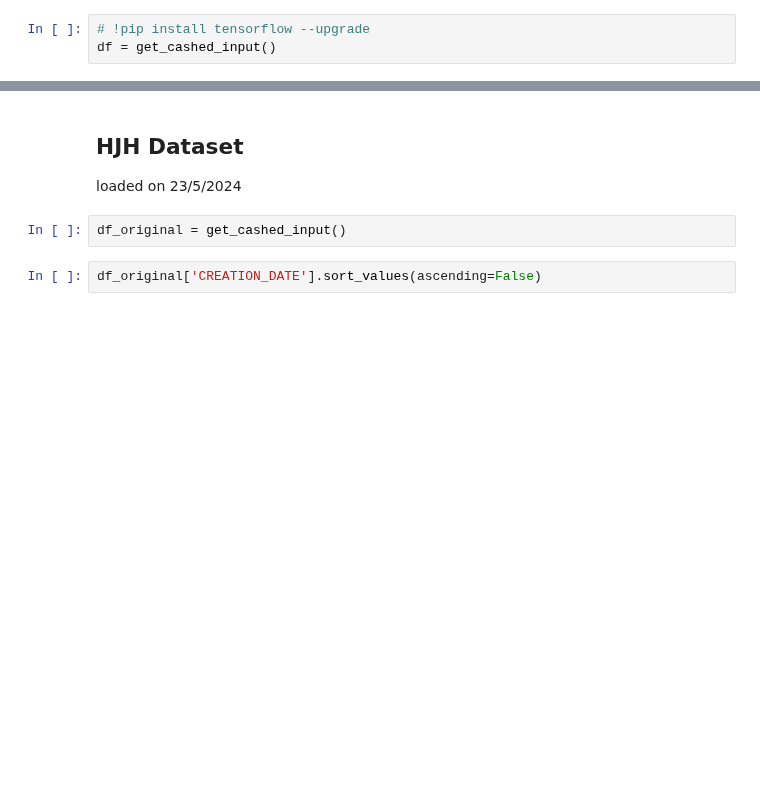
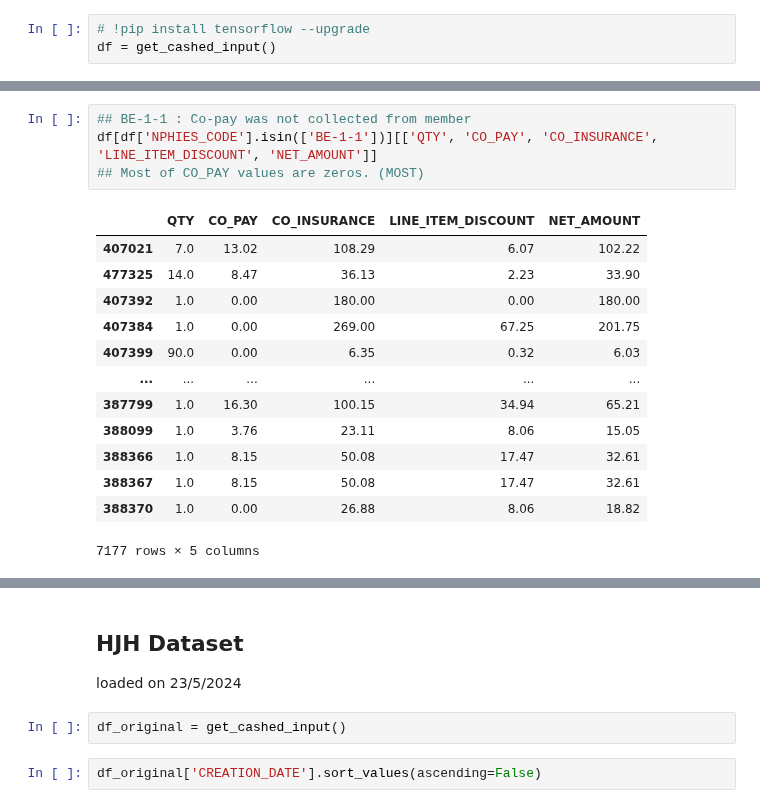
Before and after one commit to Andalusia-Data-Science-Team/Claims_Rejection, a Jupyter notebook: data_loader.ipynb, the cells around one changed output, grey strips where cells are left out. Cells and saved outputs as stored; diff of their text form; blank space fills up the shorter version.

```diff
--- a/data_loader.ipynb
+++ b/data_loader.ipynb
@@ -38,0 +109,18 @@ df
+# %%
+## BE-1-1 : Co-pay was not collected from member
+df[df['NPHIES_CODE'].isin(['BE-1-1'])][['QTY', 'CO_PAY', 'CO_INSURANCE', 'LINE_ITEM_DISCOUNT', 'NET_AMOUNT']]
+## Most of CO_PAY values are zeros. (MOST)
+# %% [output]
+|  | QTY | CO_PAY | CO_INSURANCE | LINE_ITEM_DISCOUNT | NET_AMOUNT |
+| 407021 | 7.0 | 13.02 | 108.29 | 6.07 | 102.22 |
+| 477325 | 14.0 | 8.47 | 36.13 | 2.23 | 33.90 |
+| 407392 | 1.0 | 0.00 | 180.00 | 0.00 | 180.00 |
+| 407384 | 1.0 | 0.00 | 269.00 | 67.25 | 201.75 |
+| 407399 | 90.0 | 0.00 | 6.35 | 0.32 | 6.03 |
+| ... | ... | ... | ... | ... | ... |
+| 387799 | 1.0 | 16.30 | 100.15 | 34.94 | 65.21 |
+| 388099 | 1.0 | 3.76 | 23.11 | 8.06 | 15.05 |
+| 388366 | 1.0 | 8.15 | 50.08 | 17.47 | 32.61 |
+| 388367 | 1.0 | 8.15 | 50.08 | 17.47 | 32.61 |
+| 388370 | 1.0 | 0.00 | 26.88 | 8.06 | 18.82 |
+7177 rows × 5 columns
```
Also changed, not shown: parts of 17 cells of this notebook, 1 other file.
